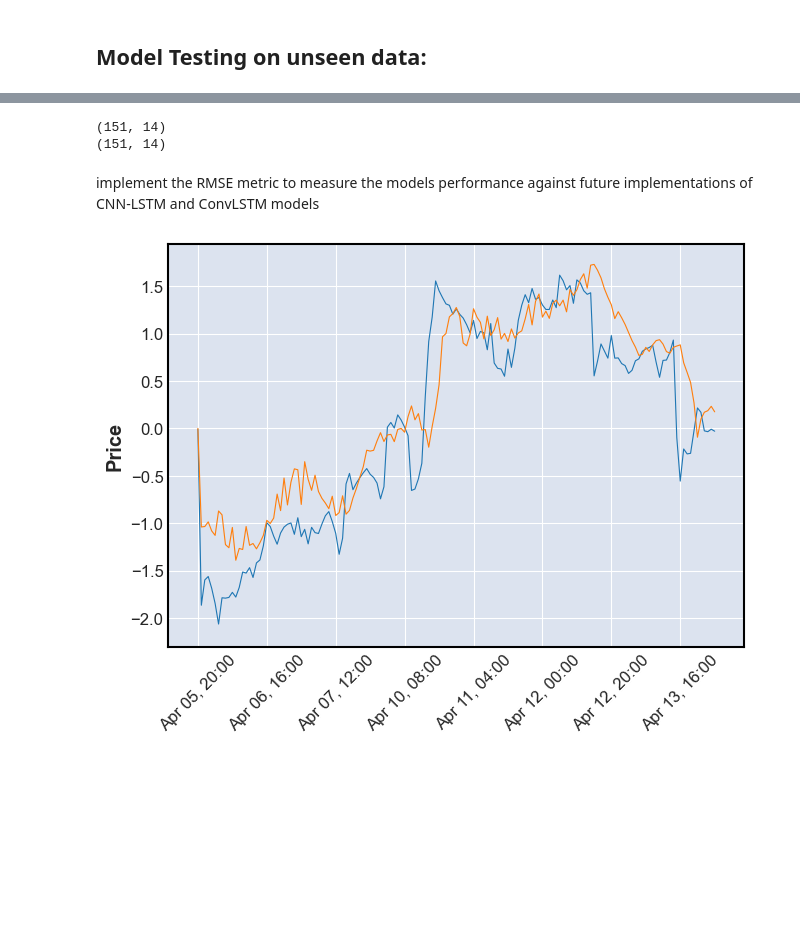
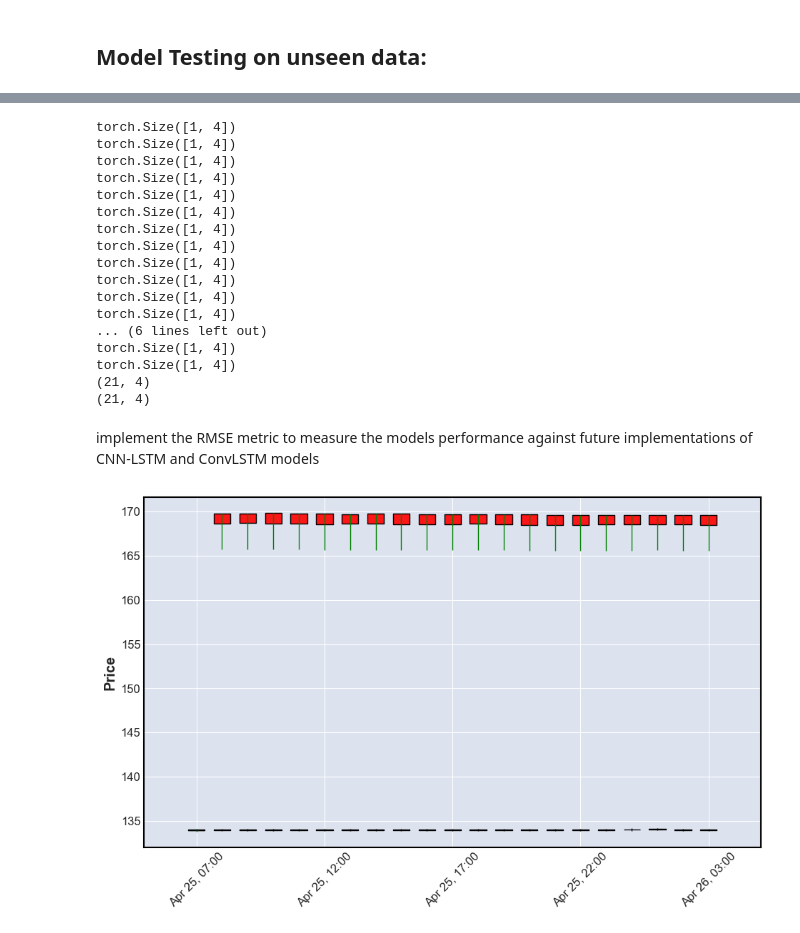
Before and after one commit to JLuissp/Jupyter_notebooks, a Jupyter notebook: Pytorch/Time_Series_Forecasting_From_Statistica_to_Deeep_Learning_Approach.ipynb, the cells around one changed output, grey strips where cells are left out. Drawn from its saved outputs; the diff is of its cells as text; code cells hidden in the pictures; blank space fills up the shorter version.

```diff
--- a/Pytorch/Time_Series_Forecasting_From_Statistica_to_Deeep_Learning_Approach.ipynb
+++ b/Pytorch/Time_Series_Forecasting_From_Statistica_to_Deeep_Learning_Approach.ipynb
@@ -469,10 +724,2 @@ KeyboardInterrupt:
 # %% [markdown]
 ## Model Testing on unseen data:
-# %%
-
-unseen_mean = np.mean(unseen_data, axis=0)
-unseen_std = np.std(unseen_data, axis=0)
-unseen_data = (unseen_data - unseen_mean)/unseen_std
-# %%
-pred_sequence_lenght = 100
-unseen_dataset = PriceDataset(create_sequences_(unseen_data, unseen_data.columns, sequence_lenght=pred_sequence_lenght))
@@ -479,35 +770,51 @@ unseen_dataset = PriceDataset(create_sequences_(unseen_data, unseen_data.columns
 # %%
-predictions = np.empty(shape=(1,data.shape[1]))
-labels = np.empty(shape=(1,data.shape[1]))
+predictions = np.empty(shape=(1,4))
+labels = np.empty(shape=(1,4))
 for item in unseen_dataset:
     sequence = item['sequence']
     label = item['target']
-    output = model(sequence.unsqueeze(0))
+    output = model(sequence.unsqueeze(0)).squeeze(0)
+    print(output.shape)
 
     #print(output.detach().numpy().shape, label.unsqueeze(0).shape)
-    predictions = np.concatenate((predictions, output.detach().numpy()), axis=0)
-    labels = np.concatenate((labels, label.unsqueeze(0).numpy()), axis=0)
+    predictions = np.concatenate((predictions, output[:4].detach().numpy()), axis=0)
+    labels = np.concatenate((labels, label[:4].unsqueeze(0).numpy()), axis=0)
 
 print(predictions.shape)
 print(labels.shape)
 # %% [output]
-(151, 14)
-(151, 14)
+torch.Size([1, 4])
+torch.Size([1, 4])
+torch.Size([1, 4])
+torch.Size([1, 4])
+torch.Size([1, 4])
+torch.Size([1, 4])
+torch.Size([1, 4])
+torch.Size([1, 4])
+torch.Size([1, 4])
+torch.Size([1, 4])
+torch.Size([1, 4])
+torch.Size([1, 4])
+... (6 lines left out)
+torch.Size([1, 4])
+torch.Size([1, 4])
+(21, 4)
+(21, 4)
 # %%
-labels_df = pd.DataFrame(labels, columns = unseen_data.columns, index=unseen_data.index[pred_sequence_lenght-1:])*unseen_std + unseen_mean
-predictions_df = pd.DataFrame(predictions, columns = unseen_data.columns, index=unseen_data.index[pred_sequence_lenght-1:])*unseen_std + unseen_mean
+labels_df = pd.DataFrame(labels, columns = unseen_data.columns[:4], index=unseen_data.index[pred_sequence_lenght-1:])*unseen_std + unseen_mean
+predictions_df = pd.DataFrame(predictions, columns = unseen_data.columns[:4], index=unseen_data.index[pred_sequence_lenght-1:])*unseen_std + unseen_mean
 # %% [markdown]
 implement the RMSE metric to measure the models performance against future implementations of CNN-LSTM and ConvLSTM models
 # %%
-mc = mpl.make_marketcolors(up='green',down='red', edge='black')
+mc = mpl.make_marketcolors(up='green',down='red', edge='black', wick='green', )
 s  = mpl.make_mpf_style(marketcolors=mc)
 
-fig, axlist = mpl.plot(labels_df[['open','close','high','low']], #plotting the last 100 values since 5000 ticks are too much data.data[['open','close','high','low']][-100:]
-                       type='line',
-                       returnfig = True)
-mpl.plot(predictions_df[['open','close','high','low']],
-          type='line',
+fig, axlist = mpl.plot(predictions_df[['open','high','low','close']], #plotting the last 100 values since 5000 ticks are too much data.data[['open','close','high','low']][-100:]
+                       type='candle',
+                       returnfig = True, **{'figsize': (12,7)})
+mpl.plot(labels_df[['open','high','low','close']],
+          type='candle',
           ax=axlist[0],
           style = s)
 # %% [output]
-[figure, old version]
+[figure, new version]
```
Also changed, not shown: parts of 59 cells of this notebook.
